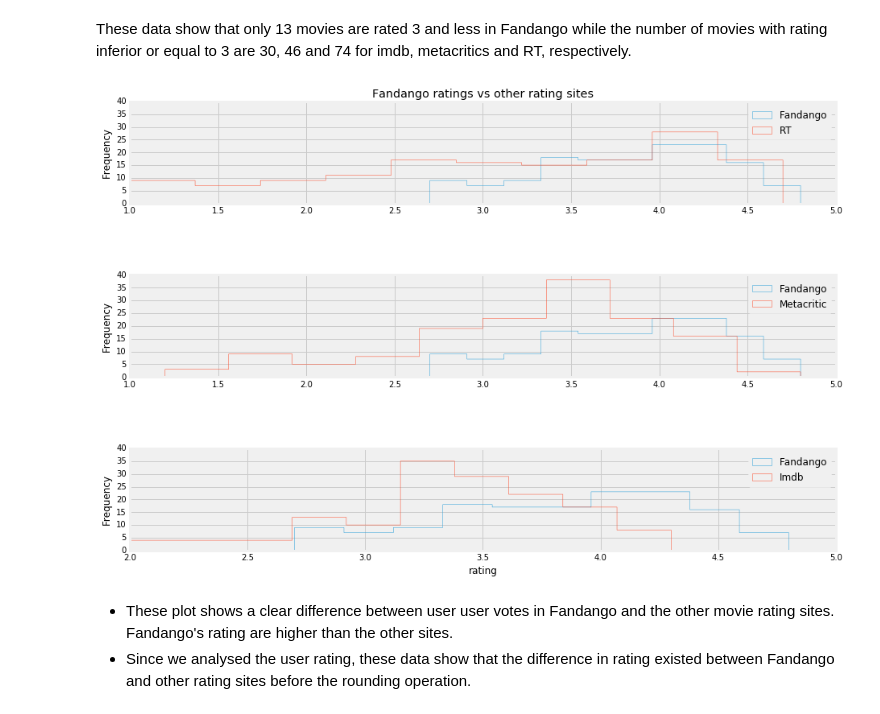
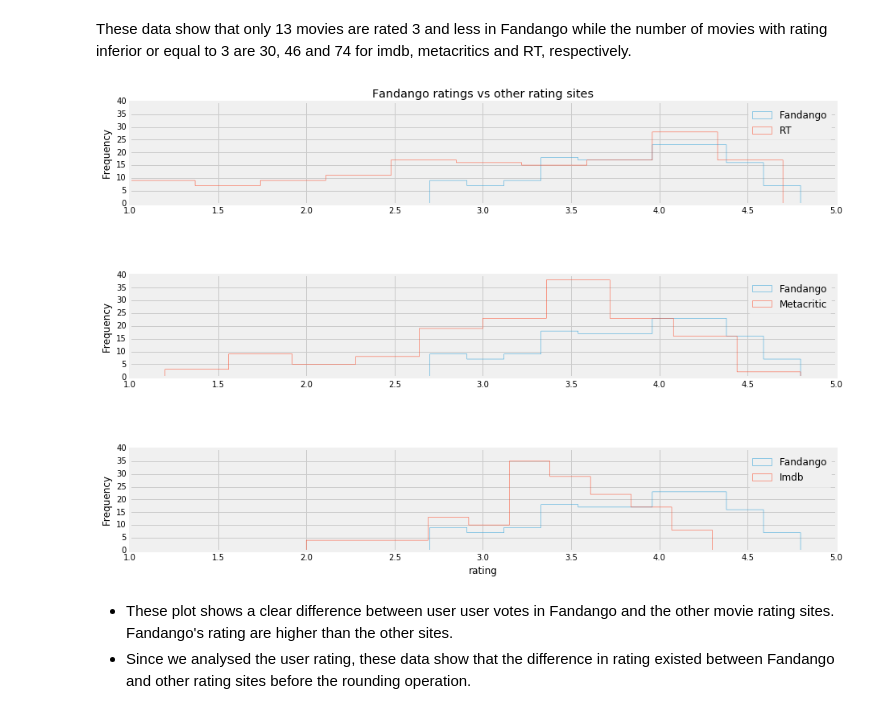
Before and after one commit to ghafourm/Fandango_rating_analysis, a Jupyter notebook: Fandango_Scores_Comparison1.ipynb, the cells around one changed output. Drawn from its saved outputs; the diff is of its cells as text; code cells hidden in the pictures.

```diff
--- a/Fandango_Scores_Comparison1.ipynb
+++ b/Fandango_Scores_Comparison1.ipynb
@@ -162,25 +162,28 @@ These data show that only 13 movies are rated 3 and less in Fandango while the n
 # %%
 #We are going to visualize the difference between Fandango and the other rating
 # sites using histograms
 plt.subplot(3,1,1)
 fandango_compare['Fandango_Ratingvalue'].plot.hist(histtype='step', label = 'Fandango', legend = True, figsize=(14, 10))
 fandango_compare['RT_user_norm'].plot.hist(histtype='step', label = 'RT', legend = True)
 plt.ylim(0,40)
+plt.xlim(1,5)
 plt.title('Fandango ratings vs other rating sites')
 plt.subplot(3,1,2)
 fandango_compare['Fandango_Ratingvalue'].plot.hist(histtype='step', label = 'Fandango', legend = True, figsize=(14, 10))
 fandango_compare['Metacritic_user_nom'].plot.hist(histtype='step', label = 'Metacritic', legend = True)
 plt.ylim(0,40)
+plt.xlim(1,5)
 plt.subplot(3,1,3)
 fandango_compare['Fandango_Ratingvalue'].plot.hist(histtype='step', label = 'Fandango', legend = True, figsize=(14, 10))
 fandango_compare['IMDB_norm'].plot.hist(histtype='step', label = 'Imdb', legend = True)
 plt.ylim(0,40)
+plt.xlim(1,5)
 plt.xlabel('rating')
 #plt.title('Fandango vs IMDB User Rating ')
 plt.subplots_adjust(hspace=0.7)
 plt.show()
 # %% [output]
-[figure, old version]
+[figure, new version]
 # %% [markdown]
 * These plot shows a clear difference between user user votes in Fandango and the other movie rating sites. Fandango's rating are higher than the other sites.<br/>
 * Since we analysed the user rating, these data show that the difference in rating existed between Fandango and other rating sites before the rounding operation.
```
